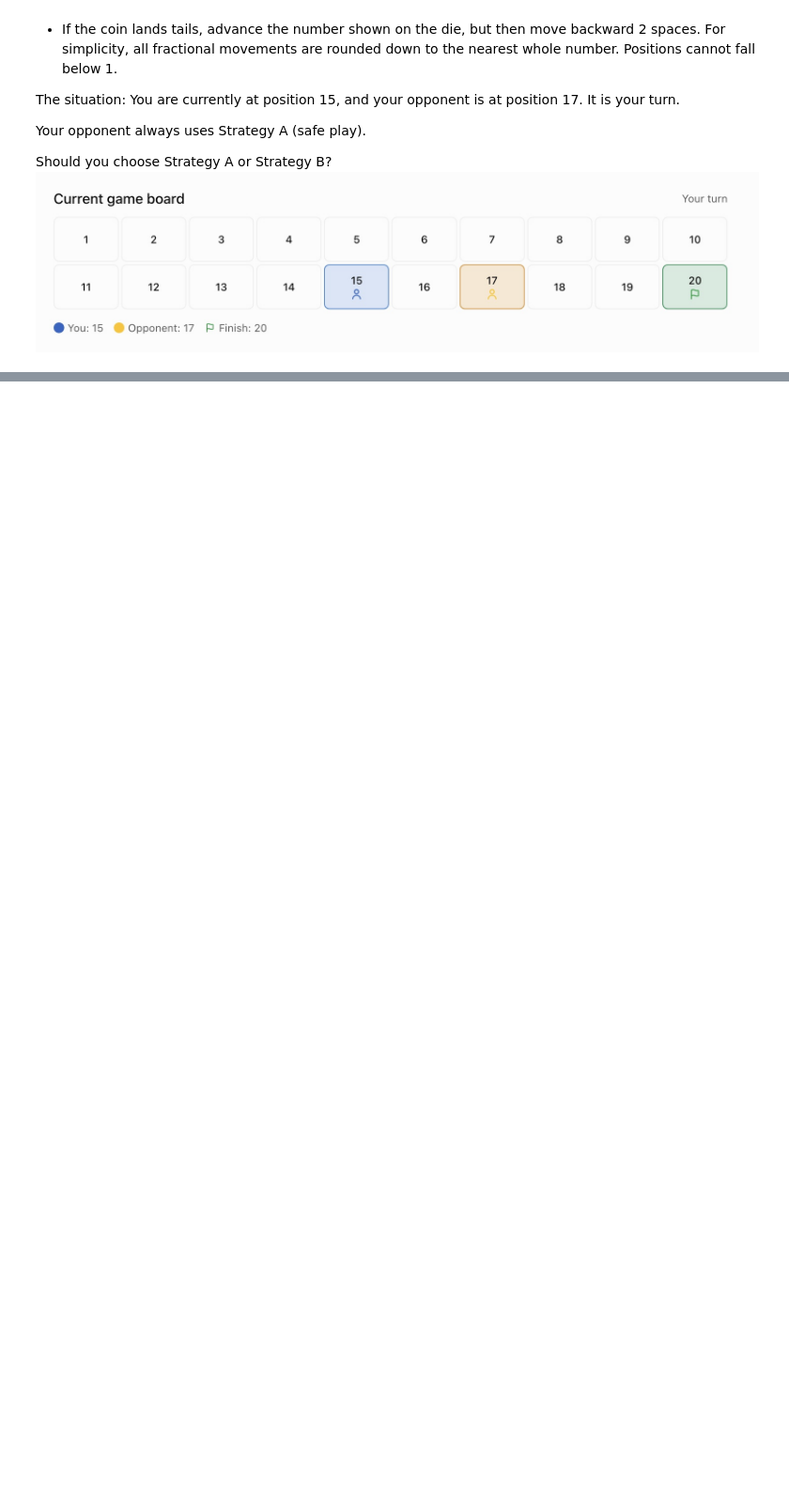
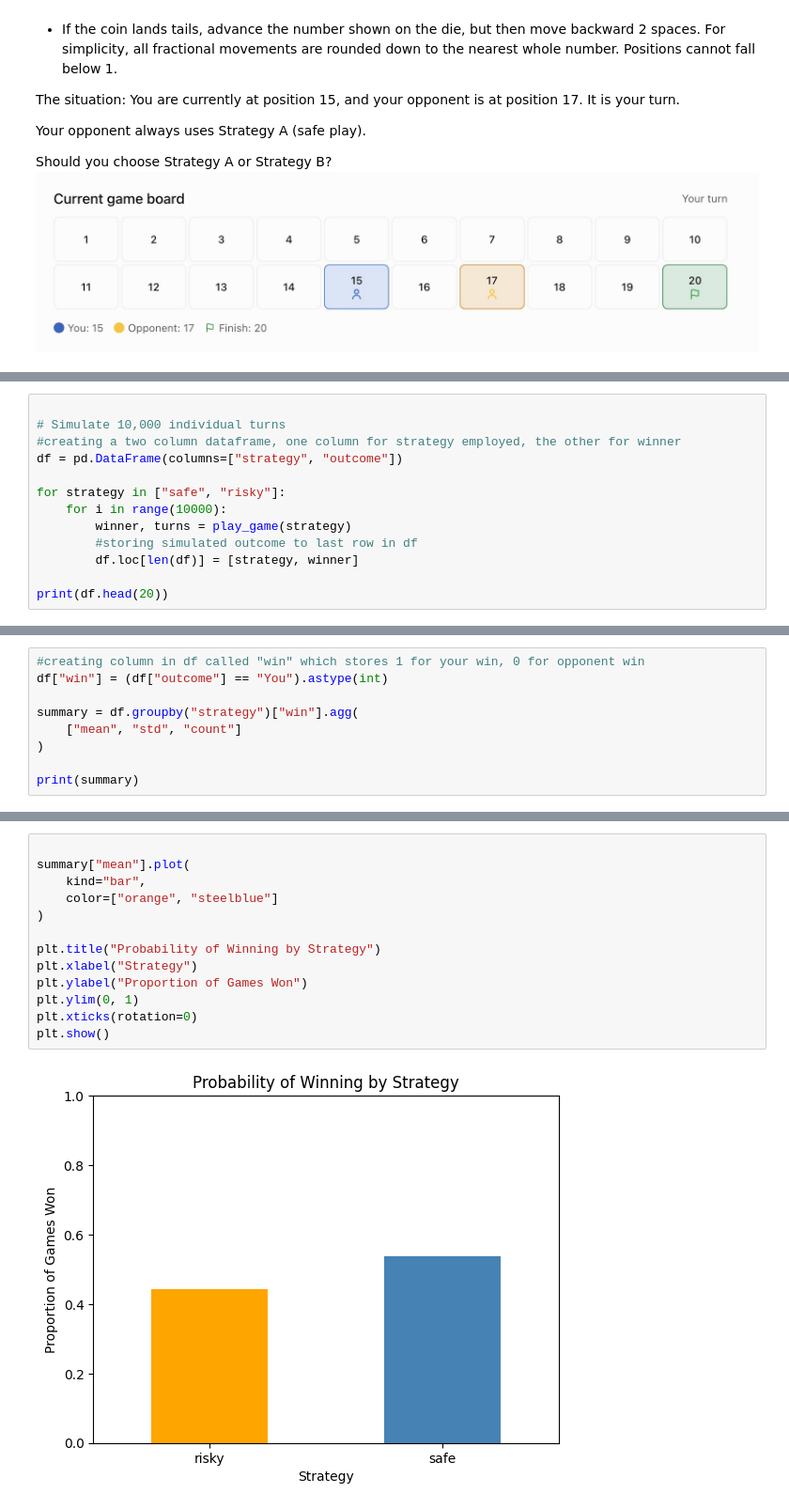
Before and after one commit to mikechechelnitsky-cpu/APStatsDS27, a Jupyter notebook: GameDemo.ipynb, the cells around one changed output, grey strips where cells are left out. Shown at 94% size. Saved outputs shown, nothing was run; the diff lists cells and outputs as text; blank space fills up the shorter version.

```diff
--- a/GameDemo.ipynb
+++ b/GameDemo.ipynb
@@ -84,0 +90,13 @@ Your turns: 2
+# %%
+
+# Simulate 10,000 individual turns
+#creating a two column dataframe, one column for strategy employed, the other for winner
+df = pd.DataFrame(columns=["strategy", "outcome"])
+
+for strategy in ["safe", "risky"]:
+    for i in range(10000):
+        winner, turns = play_game(strategy)
+        #storing simulated outcome to last row in df
+        df.loc[len(df)] = [strategy, winner]
+
+print(df.head(20))
@@ -84,0 +121,9 @@ Your turns: 2
+# %%
+#creating column in df called "win" which stores 1 for your win, 0 for opponent win
+df["win"] = (df["outcome"] == "You").astype(int)
+
+summary = df.groupby("strategy")["win"].agg(
+    ["mean", "std", "count"]
+)
+
+print(summary)
@@ -84,0 +135,15 @@ Your turns: 2
+# %%
+
+summary["mean"].plot(
+    kind="bar",
+    color=["orange", "steelblue"]
+)
+
+plt.title("Probability of Winning by Strategy")
+plt.xlabel("Strategy")
+plt.ylabel("Proportion of Games Won")
+plt.ylim(0, 1)
+plt.xticks(rotation=0)
+plt.show()
+# %% [output]
+[figure, added]
```
Also changed, not shown: parts of 3 cells of this notebook.
